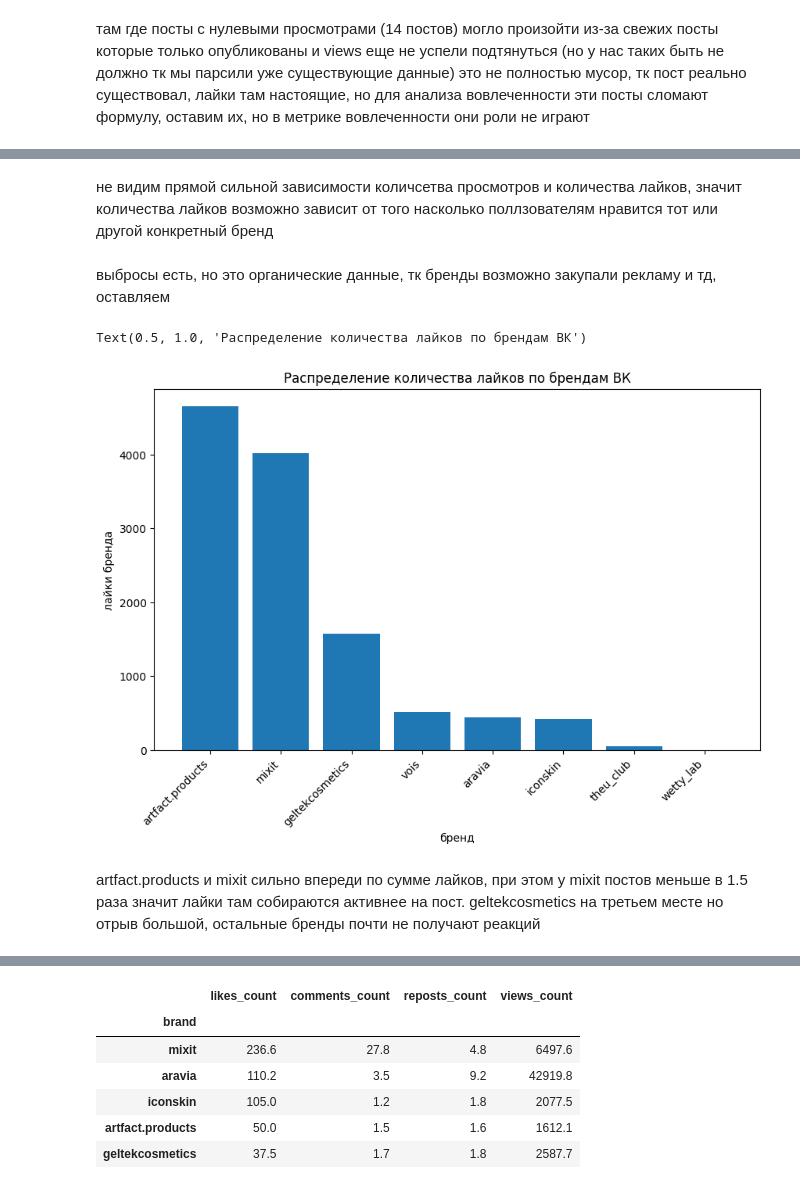
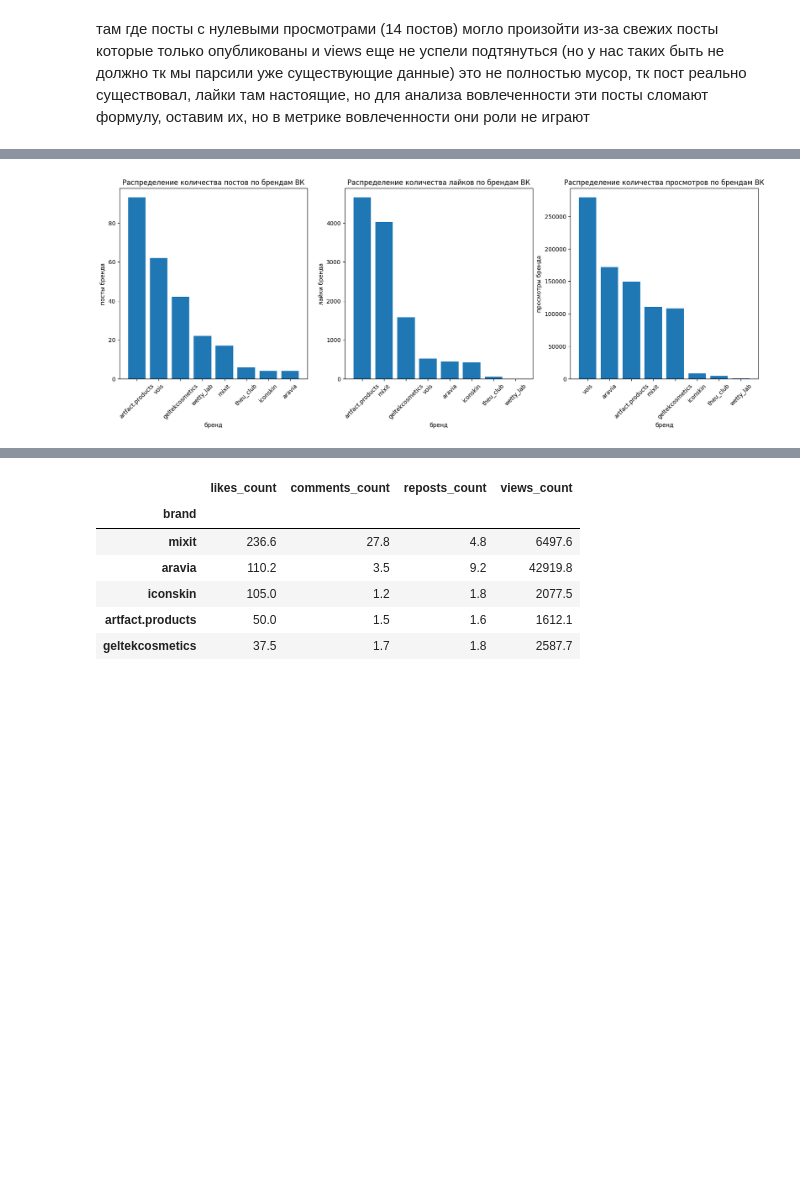
Before and after one commit to tenderwrath/groupproject_2, a Jupyter notebook: vk_eda/Extraction.ipynb, the cells around one changed output, grey strips where cells are left out. Cells and saved outputs as stored; diff of their text form; code cells hidden in the pictures; blank space fills up the shorter version.

```diff
--- a/vk_eda/Extraction.ipynb
+++ b/vk_eda/Extraction.ipynb
@@ -575,18 +505,33 @@ Text(0.5, 1.0, 'Связь лайков и просмотров на поста
-# %% [markdown]
-не видим прямой сильной зависимости количсетва просмотров и количества лайков, значит количества лайков возможно зависит от того насколько поллзователям нравится тот или другой конкретный бренд
-# %% [markdown]
-выбросы есть, но это органические данные, тк бренды возможно закупали рекламу и тд, оставляем
 # %%
-figsize(10, 6)
+plt.figure(figsize=(20, 6))
 
-brand_likes = data.groupby('brand')['likes_count'].sum().sort_values(ascending=False)
-plt.bar(brand_likes.index, brand_likes.values)
-plt.xticks(rotation = 45, ha = 'right')
+plt.subplot(1, 3, 1)
+brand_counts = data['brand'].value_counts().reset_index()
+plt.bar(brand_counts['brand'], brand_counts['count'])
+plt.xticks(rotation = 45)
+
+plt.xlabel('бренд')
+plt.ylabel('посты бренда')
+plt.title('Распределение количества постов по брендам ВК')
+
+plt.subplot(1, 3, 2)
+brand_likes = data.groupby('brand')['likes_count'].sum().sort_values(ascending=False).reset_index()
+plt.bar(brand_likes['brand'], brand_likes['likes_count'])
+plt.xticks(rotation = 45)
+
 plt.xlabel('бренд')
 plt.ylabel('лайки бренда')
 plt.title('Распределение количества лайков по брендам ВК')
+
+plt.subplot(1, 3, 3)
+brand_views = data.groupby('brand')['views_count'].sum().sort_values(ascending=False).reset_index()
+plt.bar(brand_views['brand'], brand_views['views_count'])
+plt.xticks(rotation = 45)
+
+plt.xlabel('бренд')
+plt.ylabel('просмотры бренда')
+plt.title('Распределение количества просмотров по брендам ВК')
+
+plt.show()
 # %% [output]
-Text(0.5, 1.0, 'Распределение количества лайков по брендам ВК')
-[figure, old version]
+[figure, new version]
-# %% [markdown]
-artfact.products и mixit сильно впереди по сумме лайков, при этом у mixit постов меньше в 1.5 раза значит лайки там собираются активнее на пост. geltekcosmetics на третьем месте но отрыв большой, остальные бренды почти не получают реакций
```
Also changed, not shown: parts of 36 cells of this notebook, 1 other file.
